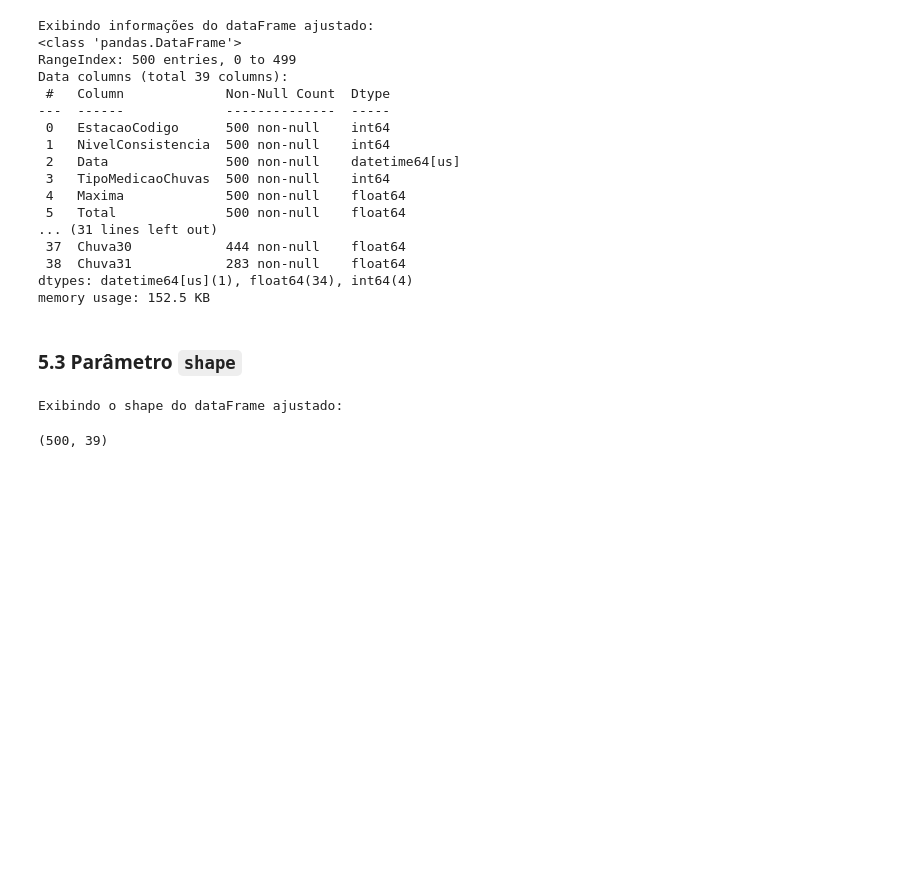
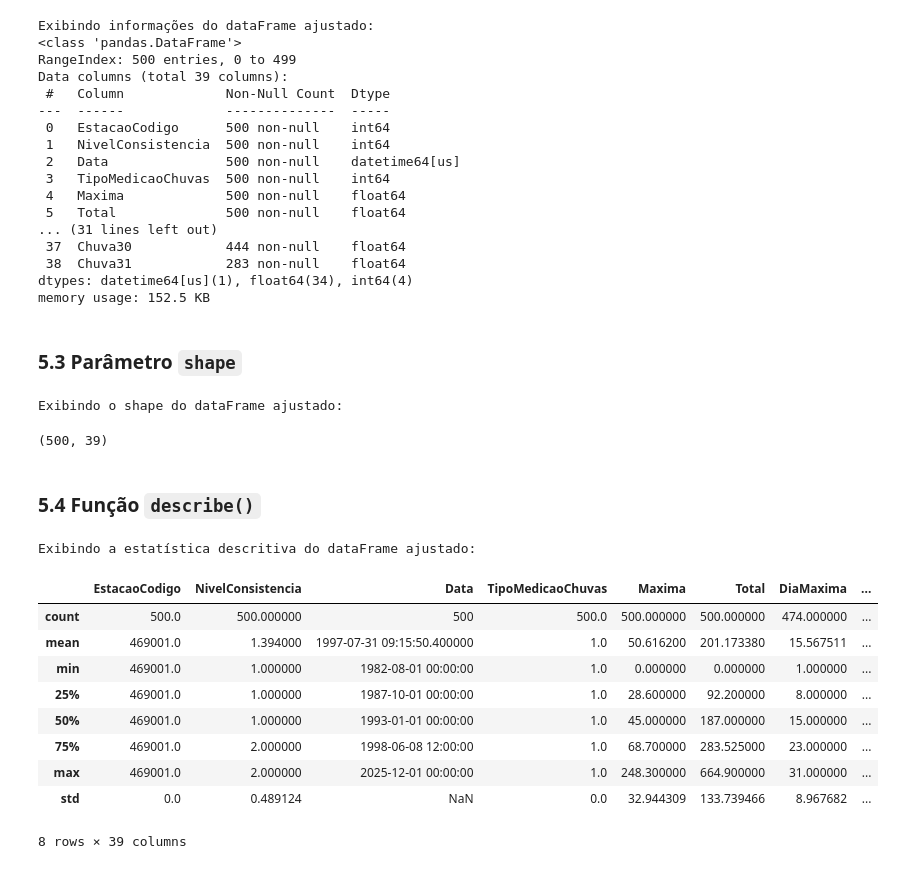
Before and after one commit to jonestiago/rainfall-timeseries-analysis, a Jupyter notebook: notebook/a_analise_exploratoria.ipynb, the cells around one changed output. Cells and saved outputs as stored; diff of their text form; code cells hidden in the pictures; blank space fills up the shorter version.

```diff
--- a/notebook/a_analise_exploratoria.ipynb
+++ b/notebook/a_analise_exploratoria.ipynb
@@ -247,8 +247,8 @@ Validação concluída.
 # %%
 # Valores extremos - estatística descritiva
 print("\nEstatística descritiva p/ encontrar valores extremos:")
-colunas_numericas = ['Maxima', 'Total', 'NumDiasDeChuva']
-print(df[colunas_numericas].describe())
+colunas_num_principais = ['Maxima', 'Total', 'NumDiasDeChuva']
+print(df[colunas_num_principais].describe())
 # %% [output]
 Estatística descritiva p/ encontrar valores extremos:
            Maxima       Total  NumDiasDeChuva
@@ -307,7 +307,7 @@ DataFrame Temporário de Chuvas criado com sucesso!
 # %%
 # Pré-Tramaneto
 # Criação de Módulos
-def dias_no_mes(data:object) -> int:
+def dias_no_mes(data) -> int:
     '''
     Retorna o número de dias no mês da data fornecida.
     data (datetime)
@@ -365,10 +365,10 @@ Criação de colunas retificadas no dataFrame temporário de Chuvas concluida
 #### 4.3.3 Criação de dataFrame ajustado
 # %%
 # Definição das colunas essenciais de trabalho
-colunas_essenciais = ['EstacaoCodigo', 'NivelConsistencia', 'Data', 'TipoMedicaoChuvas', 'Maxima', 'Total', 'DiaMaxima', 'NumDiasDeChuva']
+COLUNAS_ESSENCIAIS = ['EstacaoCodigo', 'NivelConsistencia', 'Data', 'TipoMedicaoChuvas', 'Maxima', 'Total', 'DiaMaxima', 'NumDiasDeChuva']
 
 # Criação de dataFrame ajustado
-df_ajustado = df[colunas_essenciais + colunas_chuva].copy()
+df_ajustado = df[COLUNAS_ESSENCIAIS + colunas_chuva].copy()
 print("DataFrame ajustado criado com sucesso!")
 
 # Exibição do dataFrame ajustado
@@ -481,3 +481,22 @@ df_ajustado.shape
 # %% [output]
 Exibindo o shape do dataFrame ajustado:
 (500, 39)
+# %% [markdown]
+### 5.4 Função `describe()`
+# %%
+# Função describe()
+print("Exibindo a estatística descritiva do dataFrame ajustado:")
+print("   - Aplicada apenas as principais colunas numéricas")
+df_ajustado[colunas_num_principais].describe()
+# %% [output]
+Exibindo a estatística descritiva do dataFrame ajustado:
+|  | EstacaoCodigo | NivelConsistencia | Data | TipoMedicaoChuvas | Maxima | Total | DiaMaxima | ... |
+| count | 500.0 | 500.000000 | 500 | 500.0 | 500.000000 | 500.000000 | 474.000000 | ... |
+| mean | 469001.0 | 1.394000 | 1997-07-31 09:15:50.400000 | 1.0 | 50.616200 | 201.173380 | 15.567511 | ... |
+| min | 469001.0 | 1.000000 | 1982-08-01 00:00:00 | 1.0 | 0.000000 | 0.000000 | 1.000000 | ... |
+| 25% | 469001.0 | 1.000000 | 1987-10-01 00:00:00 | 1.0 | 28.600000 | 92.200000 | 8.000000 | ... |
+| 50% | 469001.0 | 1.000000 | 1993-01-01 00:00:00 | 1.0 | 45.000000 | 187.000000 | 15.000000 | ... |
+| 75% | 469001.0 | 2.000000 | 1998-06-08 12:00:00 | 1.0 | 68.700000 | 283.525000 | 23.000000 | ... |
+| max | 469001.0 | 2.000000 | 2025-12-01 00:00:00 | 1.0 | 248.300000 | 664.900000 | 31.000000 | ... |
+| std | 0.0 | 0.489124 | NaN | 0.0 | 32.944309 | 133.739466 | 8.967682 | ... |
+8 rows × 39 columns
```
Also changed, not shown: parts of 2 cells of this notebook.
